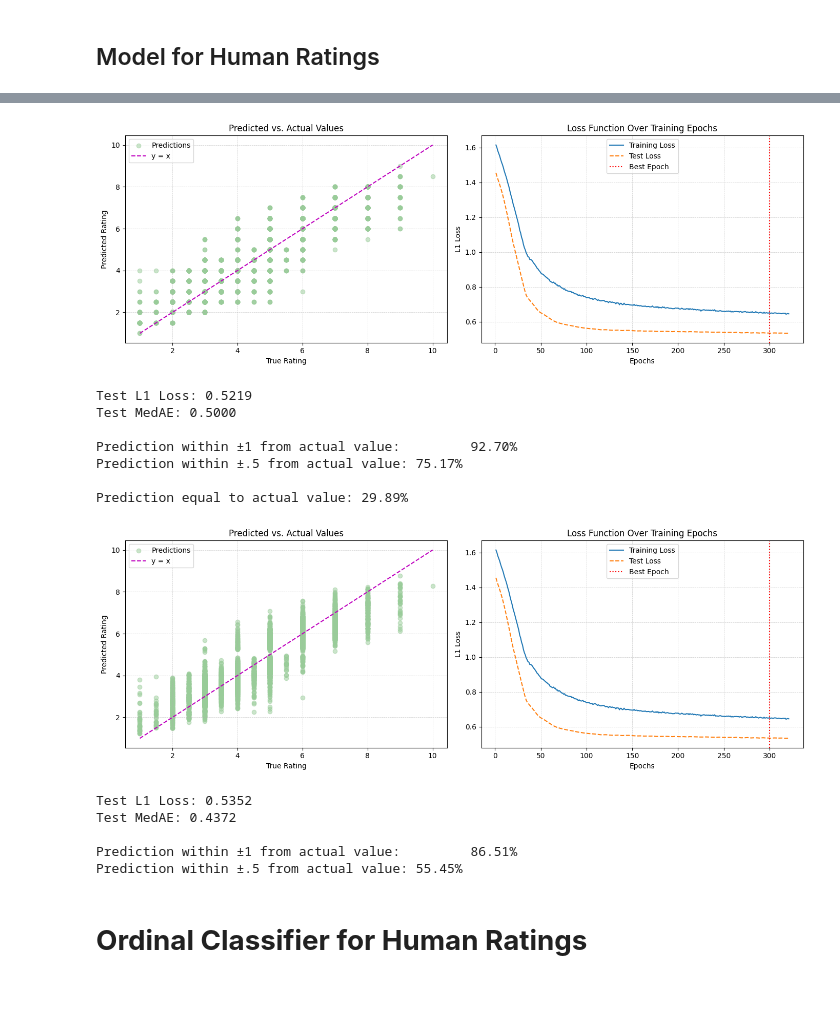
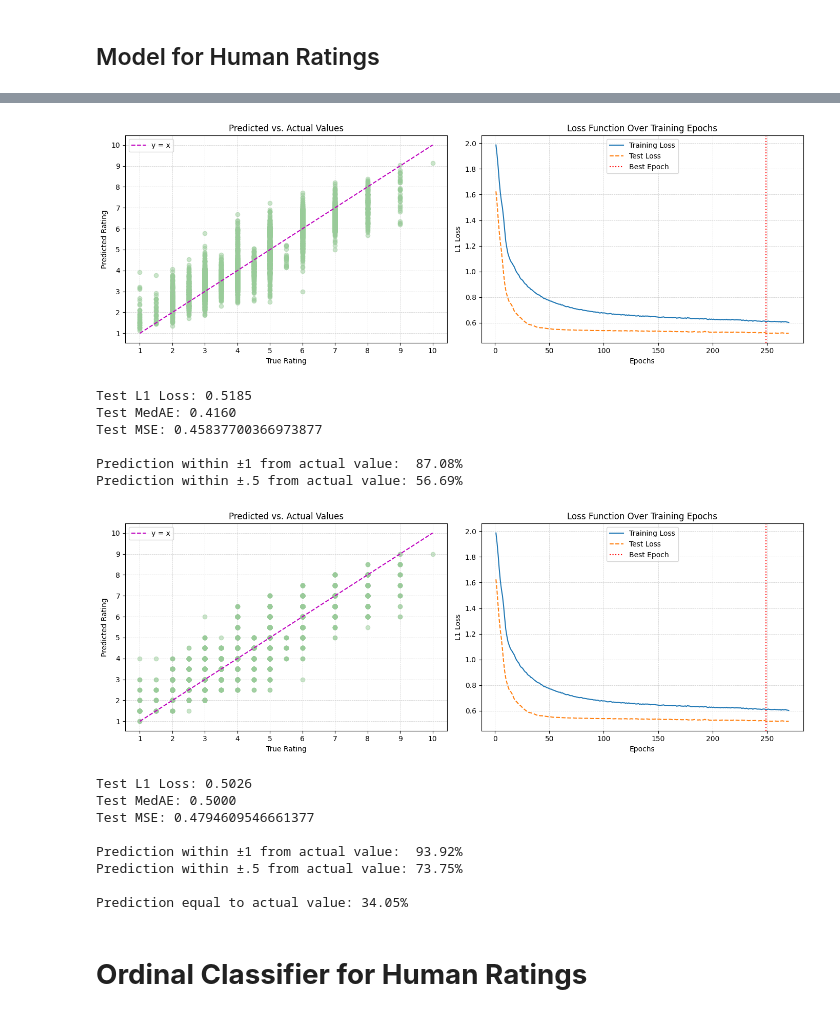
Before and after one commit to valentinb67/ML_DL_project, a Jupyter notebook: 3_DLpart.ipynb, the cells around one changed output, grey strips where cells are left out. Saved outputs shown, nothing was run; the diff lists cells and outputs as text; code cells hidden in the pictures.

```diff
--- a/3_DLpart.ipynb
+++ b/3_DLpart.ipynb
@@ -86,0 +65,7 @@ df[['date', 'year']].head()
+# %%
+df['date'] = pd.to_datetime(df['date'], format='%d/%m/%Y')
+
+df['year'] = df['date'].dt.year
+df['semester'] = (df['date'].dt.month // 3) + 1
+
+df[['date', 'year', 'semester']].head()
@@ -468,9 +454,10 @@ Prediction within ±.5 from actual value: 88.83%
 # %% [markdown]
 ## Model for Human Ratings
 # %%
+# Prepare data for human ratings
 X_train, y_train, X_test, y_test = None, None, None, None
 X_train, y_train, X_test, y_test = prep_data(human_1)
 
 # Run grid-search
-best_model_state, best_params, best_train_losses, best_test_losses = random_search(X_train, y_train, X_test, y_test, n_iter=2)
+best_model_state_human, best_params_human, best_train_losses_human, best_test_losses_human = random_search(X_train, y_train, X_test, y_test, n_iter=60)
 # %% [output]
@@ -494,37 +481,38 @@ Meilleure configuration d'hyperparamètres trouvée :
 # %%
-# Créez le modèle avec la fonction create_model en utilisant best_params
+# Recreate the best model trained
 model = create_model(X_test.shape[1],
-                     dropout_rate=best_params["dropout_rate"],
-                     hidden_dim1=best_params["hidden_dim1"],
-                     hidden_dim2=best_params["hidden_dim2"],
-                     hidden_dim3=best_params["hidden_dim3"])
+                     dropout_rate=best_params_human["dropout_rate"],
+                     hidden_dim1=best_params_human["hidden_dim1"],
+                     hidden_dim2=best_params_human["hidden_dim2"],
+                     hidden_dim3=best_params_human["hidden_dim3"])
+model.load_state_dict(best_model_state_human)
 
-# Chargez l'état sauvegardé dans l'instance du modèle
-model.load_state_dict(best_model_state)
-
-evaluate(best_train_losses, best_test_losses,
-         best_model_state, best_params["best_epoch"],
+# Evaluate continous predictions
+evaluate(best_train_losses_human, best_test_losses_human,
+         best_model_state_human, best_params_human["best_epoch"],
          y_test, X_test, criterion=nn.L1Loss(), discrete=False)
 
-#Rounded predictions
-evaluate(best_train_losses, best_test_losses,
-         best_model_state, best_params["best_epoch"],
+# Evaluate discret predictions (rounded)
+evaluate(best_train_losses_human, best_test_losses_human,
+         best_model_state_human, best_params_human["best_epoch"],
          y_test, X_test, criterion=nn.L1Loss(), discrete=True)
 # %% [output]
-[figure, old version]
+[figure, new version]
-Test L1 Loss: 0.5219
-Test MedAE: 0.5000
+Test L1 Loss: 0.5185
+Test MedAE: 0.4160
+Test MSE: 0.45837700366973877
 
-Prediction within ±1 from actual value:         92.70%
-Prediction within ±.5 from actual value: 75.17%
-
-Prediction equal to actual value: 29.89%
+Prediction within ±1 from actual value:  87.08%
+Prediction within ±.5 from actual value: 56.69%
-[figure, old version]
+[figure, new version]
-Test L1 Loss: 0.5352
-Test MedAE: 0.4372
+Test L1 Loss: 0.5026
+Test MedAE: 0.5000
+Test MSE: 0.4794609546661377
 
-Prediction within ±1 from actual value:         86.51%
-Prediction within ±.5 from actual value: 55.45%
+Prediction within ±1 from actual value:  93.92%
+Prediction within ±.5 from actual value: 73.75%
+
+Prediction equal to actual value: 34.05%
 # %% [markdown]
 # **Ordinal Classifier for Human Ratings**
 # %% [markdown]
```
Also changed, not shown: parts of 23 cells of this notebook.
